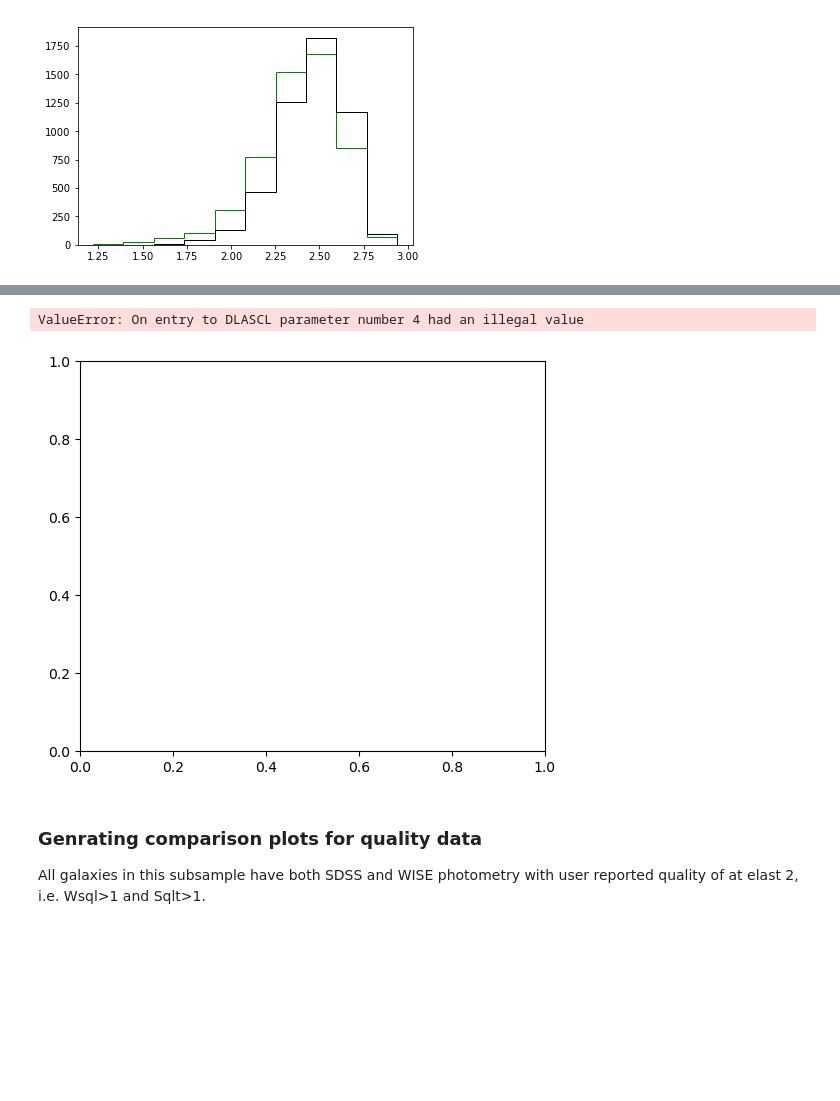
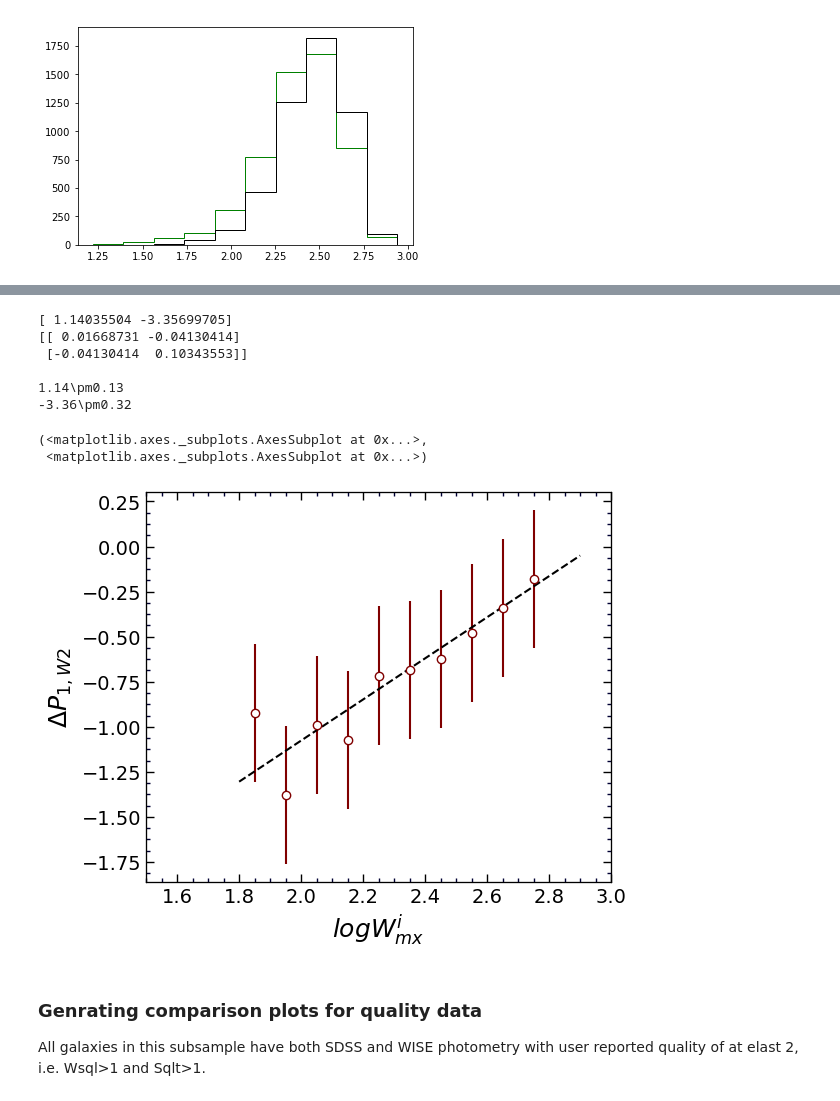
Before and after one commit to ekourkchi/TFcalibrators, a Jupyter notebook: Predictions_assessments.ipynb, the cells around one changed output, grey strips where cells are left out. Saved outputs shown, nothing was run; the diff lists cells and outputs as text; code cells hidden in the pictures; blank space fills up the shorter version.

```diff
--- a/Predictions_assessments.ipynb
+++ b/Predictions_assessments.ipynb
@@ -569,8 +600,8 @@ fig = py.figure(figsize=(5,5), dpi=100)
 fig.subplots_adjust(wspace=0, top=0.9, bottom=0.12, left=0.05, right=0.98)
 ax = fig.add_subplot(111)
 
-ax.plot(X1, Y1, 'k.', alpha=0.1)
-ax.plot(X2, Y2, 'g.', alpha=0.05)
+ax.plot(X1, Y1, 'k.', alpha=0.05)
+ax.plot(X2, Y2, '.', alpha=0.03, color='maroon')
 
 
 
@@ -613,7 +644,7 @@ for i in np.arange(1.8,2.8,0.1):
         xx = i+0.05# np.median(xp)
         yy = np.mean(yp)
         ax.errorbar(xx, yy, yerr=np.std(yp), xerr=np.std(xp), fmt='o',
-                    color='green', ms=6, mfc='white')
+                    color='maroon', ms=6, mfc='white')
         Lxx2.append(xx)
         Lyy2.append(yy)
         Lyy2e.append(np.std(yp))
@@ -623,14 +654,24 @@ for i in range(len(Lxx1)):
     print '%.2f'%Lxx1[i], '%.2f'%Lyy1[i], '%.2f'%Lxx2[i], '%.2f'%Lyy2[i], '%.2f'%d
 
 ax.set_xlabel(r'$logW^i_{mx}$', fontsize=18)
-ax.set_ylabel(r'$P1_{W2}$', fontsize=18)
+ax.set_ylabel(r'$P_{1,W2}$', fontsize=18)
 
 
-ax.set_ylim(-6,6)
-ax.set_xlim(1.5,3)
+# ax.set_ylim(-6,6)
+# ax.set_xlim(1.5,3)
+
+set_axes(ax, (1.5,3), (-6.5,5.5), fontsize=14)
 
 print np.median(P0_w2)
 print np.median(P0_w2p)
 
-ax.set_title('after correction')
+# ax.set_title('after correction')
+
+ax.errorbar([100,100], [200,200], fmt='o',
+                    color='black', ms=6, mfc='white', label='measurments')
+
+ax.errorbar([100,100], [200,200], fmt='o',
+                    color='maroon', ms=6, mfc='white', label='raw predictions')
+
+ax.legend()
 # %% [output]
@@ -651,39 +692,52 @@ Text(0.5,1,'after correction')
 # %%
 fig = py.figure(figsize=(5,5), dpi=100)
 fig.subplots_adjust(wspace=0, top=0.9, bottom=0.12, left=0.05, right=0.98)
 ax = fig.add_subplot(111)
 
 Lxx1 = np.asarray(Lxx1)
 Lxx2 = np.asarray(Lxx2)
 Lyy1 = np.asarray(Lyy1)
 Lyy2 = np.asarray(Lyy2)
 Lyy1e = np.asarray(Lyy1e)
 Lyy2e = np.asarray(Lyy2e)
 yerr = np.sqrt(Lyy1e**2+Lyy2e**2)
 
 
-v = np.linspace(1.8,3,50)
+v = np.linspace(1.8,2.9,50)
 
 n = 1
-c1 = np.polyfit(Lxx1, Lyy2-Lyy1, n, w=1./Lyy1e)
+c1, cov = np.polyfit(Lxx1, Lyy2-Lyy1, n, w=1./Lyy1e, cov=True)
 cy1 = v*0
 for i in range(n+1): cy1+=c1[i]*v**(n-i)
 ax.plot(v, cy1, 'k--')
 
 
 ax.errorbar(Lxx1, Lyy2-Lyy1, yerr=np.std(yerr), fmt='o',
-                    color='green', ms=6, mfc='white')
+                    color='maroon', ms=6, mfc='white')
 
 print c1
+print cov
+print
 
+print "%.2f"%c1[0]+'\pm'+"%.2f"%np.sqrt(cov[0][0])
+print "%.2f"%c1[1]+'\pm'+"%.2f"%np.sqrt(cov[1][1])
 
 ax.set_xlabel(r'$logW^i_{mx}$', fontsize=18)
-ax.set_ylabel(r'$\Delta P1_{W2}$', fontsize=18)
+ax.set_ylabel(r'$\Delta P_{1,W2}$' , fontsize=18)
 
-ax.set_title(r'$\Delta = measurement-prediction$')
+# ax.set_title(r'$\Delta = measurement-prediction$')
+
+set_axes(ax, (1.5,3), fontsize=14)
 # %% [output]
-ValueError: On entry to DLASCL parameter number 4 had an illegal value
+[ 1.14035504 -3.35699705]
+[[ 0.01668731 -0.04130414]
+ [-0.04130414  0.10343553]]
+
+1.14\pm0.13
+-3.36\pm0.32
+(<matplotlib.axes._subplots.AxesSubplot at 0x...>,
+ <matplotlib.axes._subplots.AxesSubplot at 0x...>)
-[figure, old version]
+[figure, new version]
 # %% [markdown]
 ### Genrating comparison plots for quality data
 
```
Also changed, not shown: parts of 44 cells of this notebook, 9 other files.
